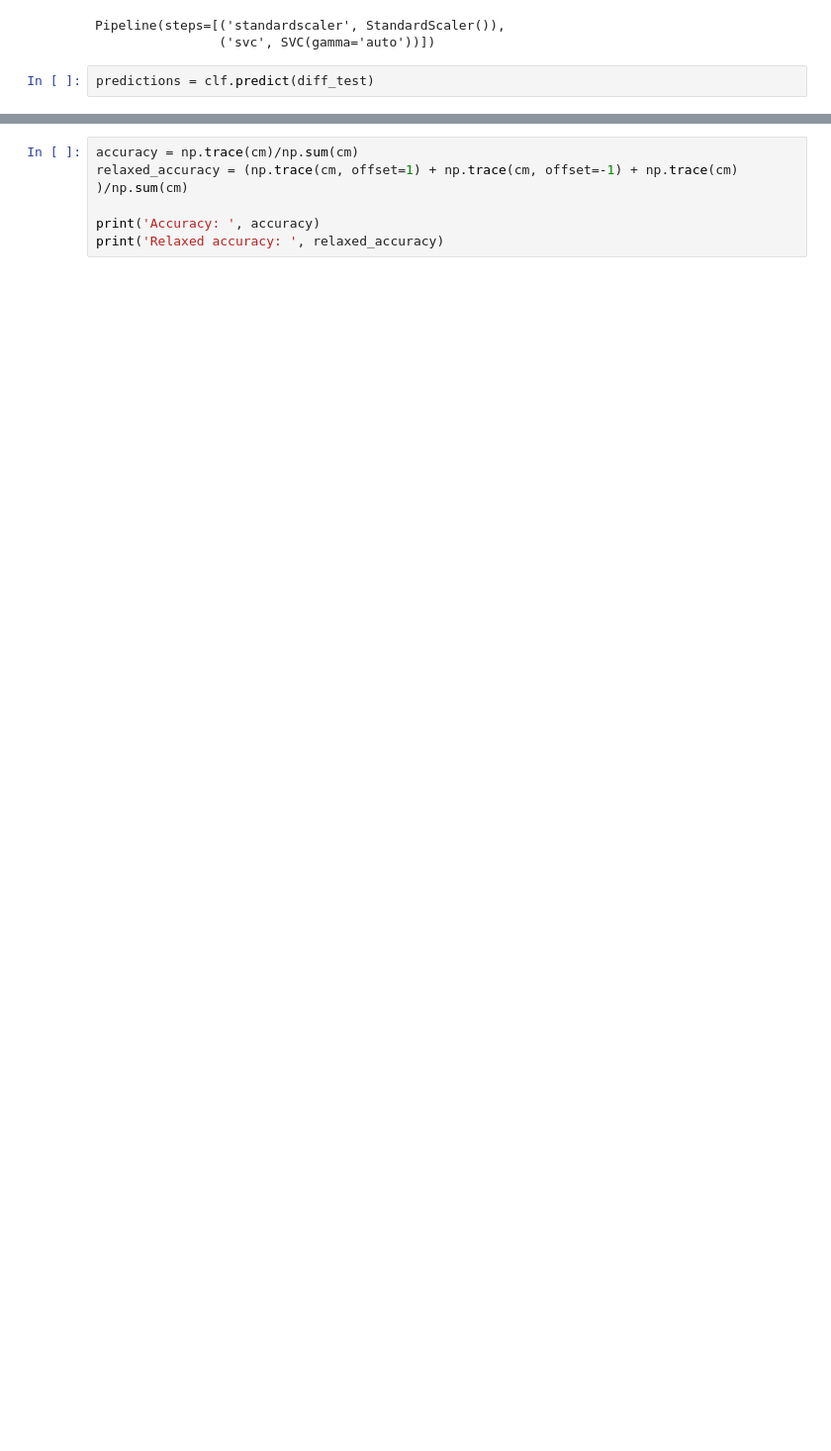
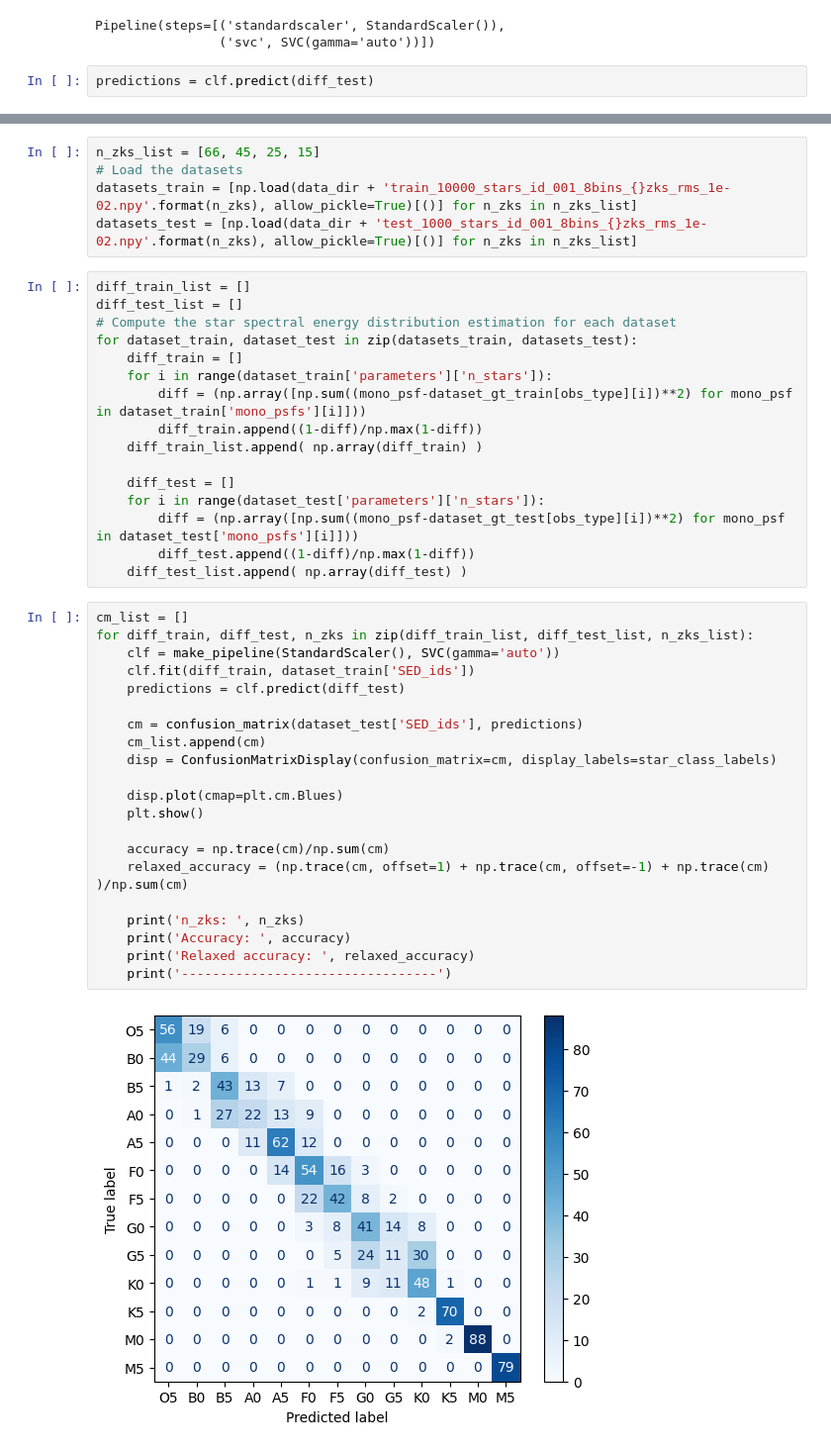
Before and after one commit to CentofantiEze/sed_spectral_classification, a Jupyter notebook: notebooks/svm_classifier.ipynb, the cells around one changed output, grey strips where cells are left out. Shown at 99% size. Saved outputs shown, nothing was run; the diff lists cells and outputs as text; blank space fills up the shorter version.

```diff
--- a/notebooks/svm_classifier.ipynb
+++ b/notebooks/svm_classifier.ipynb
@@ -65,7 +74,44 @@ plt.show()
+# %%
+n_zks_list = [66, 45, 25, 15]
+# Load the datasets
+datasets_train = [np.load(data_dir + 'train_10000_stars_id_001_8bins_{}zks_rms_1e-02.npy'.format(n_zks), allow_pickle=True)[()] for n_zks in n_zks_list]
+datasets_test = [np.load(data_dir + 'test_1000_stars_id_001_8bins_{}zks_rms_1e-02.npy'.format(n_zks), allow_pickle=True)[()] for n_zks in n_zks_list]
+# %%
+diff_train_list = []
+diff_test_list = []
+# Compute the star spectral energy distribution estimation for each dataset
+for dataset_train, dataset_test in zip(datasets_train, datasets_test):
+    diff_train = []
+    for i in range(dataset_train['parameters']['n_stars']):
+        diff = (np.array([np.sum((mono_psf-dataset_gt_train[obs_type][i])**2) for mono_psf in dataset_train['mono_psfs'][i]]))
+        diff_train.append((1-diff)/np.max(1-diff))
+    diff_train_list.append( np.array(diff_train) )
+
+    diff_test = []
+    for i in range(dataset_test['parameters']['n_stars']):
+        diff = (np.array([np.sum((mono_psf-dataset_gt_test[obs_type][i])**2) for mono_psf in dataset_test['mono_psfs'][i]]))
+        diff_test.append((1-diff)/np.max(1-diff))
+    diff_test_list.append( np.array(diff_test) )
 # %%
-accuracy = np.trace(cm)/np.sum(cm)
-relaxed_accuracy = (np.trace(cm, offset=1) + np.trace(cm, offset=-1) + np.trace(cm) )/np.sum(cm)
+cm_list = []
+for diff_train, diff_test, n_zks in zip(diff_train_list, diff_test_list, n_zks_list):
+    clf = make_pipeline(StandardScaler(), SVC(gamma='auto'))
+    clf.fit(diff_train, dataset_train['SED_ids'])
+    predictions = clf.predict(diff_test)
 
-print('Accuracy: ', accuracy)
-print('Relaxed accuracy: ', relaxed_accuracy)
+    cm = confusion_matrix(dataset_test['SED_ids'], predictions)
+    cm_list.append(cm)
+    disp = ConfusionMatrixDisplay(confusion_matrix=cm, display_labels=star_class_labels)
+
+    disp.plot(cmap=plt.cm.Blues)
+    plt.show()
+
+    accuracy = np.trace(cm)/np.sum(cm)
+    relaxed_accuracy = (np.trace(cm, offset=1) + np.trace(cm, offset=-1) + np.trace(cm) )/np.sum(cm)
+
+    print('n_zks: ', n_zks)
+    print('Accuracy: ', accuracy)
+    print('Relaxed accuracy: ', relaxed_accuracy)
+    print('---------------------------------')
 # %% [output]
+[figure, added]
```
Also changed, not shown: parts of 8 cells of this notebook.
